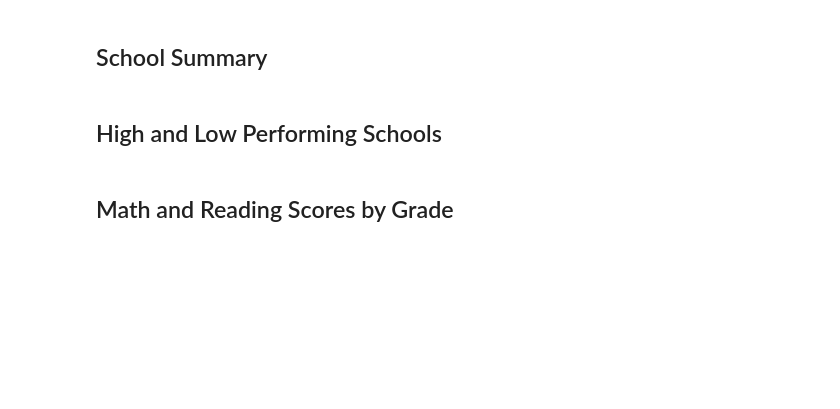
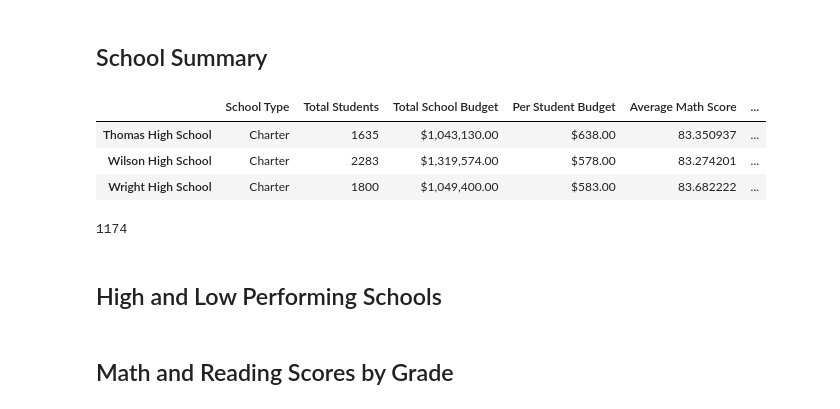
Before and after one commit to olesyapro888/School_District_Analysis_Pandas_NumPy, a Jupyter notebook: PyCitySchools_Challenge.ipynb, the cells around one changed output. Cells and saved outputs as stored; diff of their text form; code cells hidden in the pictures; blank space fills up the shorter version.

Commit message:
add Step 5 Challenge

```diff
--- a/PyCitySchools_Challenge.ipynb
+++ b/PyCitySchools_Challenge.ipynb
@@ -228,7 +239,12 @@ per_school_summary_df = pd.DataFrame({
 # %%
 # Format the Total School Budget and the Per Student Budget
 per_school_summary_df["Total School Budget"] = per_school_summary_df["Total School Budget"].map("${:,.2f}".format)
 per_school_summary_df["Per Student Budget"] = per_school_summary_df["Per Student Budget"].map("${:,.2f}".format)
 
 # Display the data frame
-per_school_summary_df
+per_school_summary_df.tail(3)
+# %% [output]
+|  | School Type | Total Students | Total School Budget | Per Student Budget | Average Math Score | ... |
+| Thomas High School | Charter | 1635 | $1,043,130.00 | $638.00 | 83.350937 | ... |
+| Wilson High School | Charter | 2283 | $1,319,574.00 | $578.00 | 83.274201 | ... |
+| Wright High School | Charter | 1800 | $1,049,400.00 | $583.00 | 83.682222 | ... |
@@ -237,3 +251,14 @@ per_school_summary_df
+# %%
+# Step 5.  Get the number of 10th-12th graders from Thomas High School (THS).
+
+tenth_graders = school_data_complete_df[(school_data_complete_df["grade"] == "10th")& (school_data_complete_df["school_name"] == "Thomas High School")]["Student ID"].count()
+eleventh_graders = school_data_complete_df[(school_data_complete_df["grade"] == "11th") & (school_data_complete_df["school_name"] == "Thomas High School")]["Student ID"].count()
+twelfth_graders = school_data_complete_df[(school_data_complete_df["grade"] == "12th") & (school_data_complete_df["school_name"] == "Thomas High School")]["Student ID"].count()
+
+tenth_12th_graders = tenth_graders + eleventh_graders + twelfth_graders
+tenth_12th_graders
+# %% [output]
+1174
 # %%
 # Step 6. Get all the students passing math from THS
 # %%
```
Also changed, not shown: parts of 7 cells of this notebook, 1 other file.
